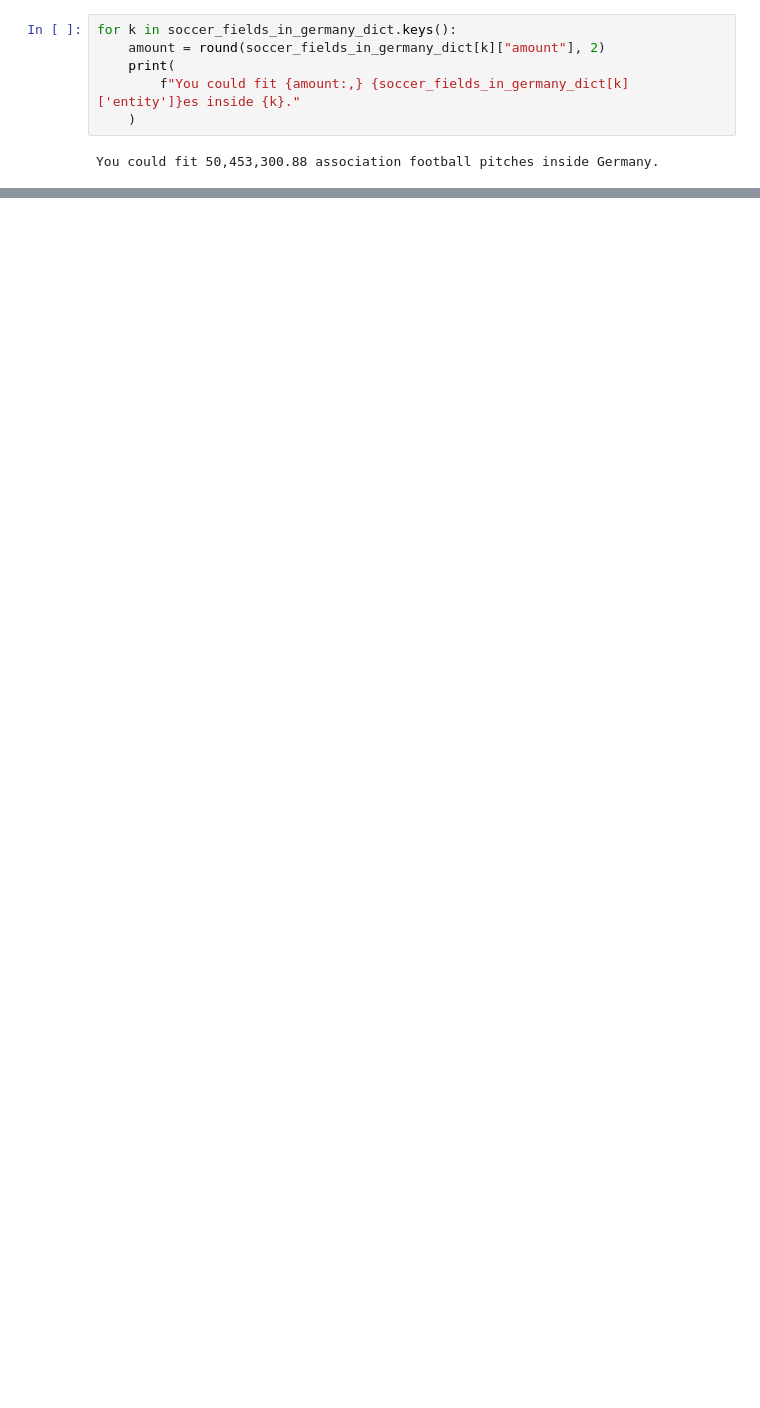
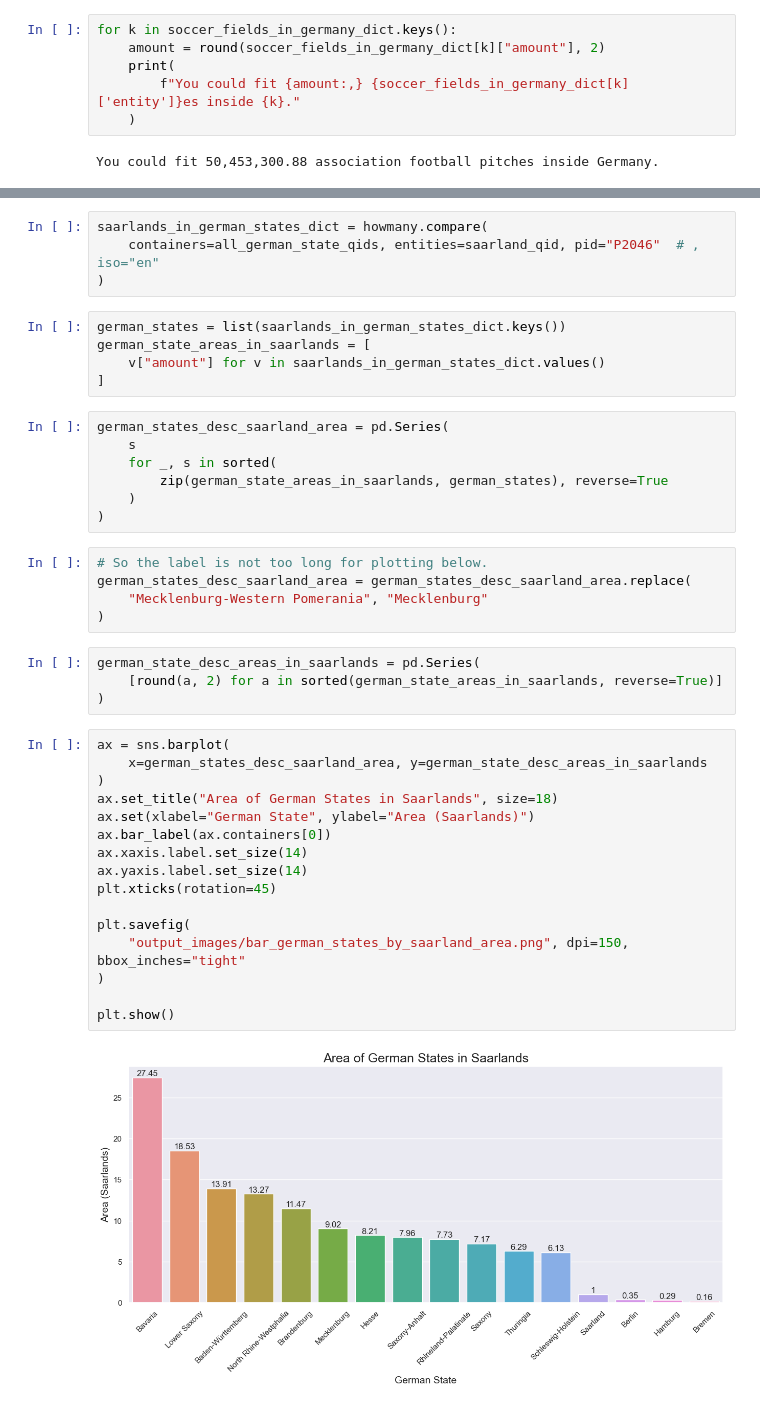
Before and after one commit to andrewtavis/howmany, a Jupyter notebook: examples/howmany_examples.ipynb, the cells around one changed output, grey strips where cells are left out. Saved outputs shown, nothing was run; the diff lists cells and outputs as text; blank space fills up the shorter version.

Commit message:
Code and examples for v0.2.0 - input predefined amounts

```diff
--- a/examples/howmany_examples.ipynb
+++ b/examples/howmany_examples.ipynb
@@ -46,0 +145,43 @@ You could fit 0.000000019820308731475912 Germanys inside an association football
+# %%
+saarlands_in_german_states_dict = howmany.compare(
+    containers=all_german_state_qids, entities=saarland_qid, pid="P2046"  # , iso="en"
+)
+# %%
+german_states = list(saarlands_in_german_states_dict.keys())
+german_state_areas_in_saarlands = [
+    v["amount"] for v in saarlands_in_german_states_dict.values()
+]
+# %%
+german_states_desc_saarland_area = pd.Series(
+    s
+    for _, s in sorted(
+        zip(german_state_areas_in_saarlands, german_states), reverse=True
+    )
+)
+# %%
+# So the label is not too long for plotting below.
+german_states_desc_saarland_area = german_states_desc_saarland_area.replace(
+    "Mecklenburg-Western Pomerania", "Mecklenburg"
+)
+# %%
+german_state_desc_areas_in_saarlands = pd.Series(
+    [round(a, 2) for a in sorted(german_state_areas_in_saarlands, reverse=True)]
+)
+# %%
+ax = sns.barplot(
+    x=german_states_desc_saarland_area, y=german_state_desc_areas_in_saarlands
+)
+ax.set_title("Area of German States in Saarlands", size=18)
+ax.set(xlabel="German State", ylabel="Area (Saarlands)")
+ax.bar_label(ax.containers[0])
+ax.xaxis.label.set_size(14)
+ax.yaxis.label.set_size(14)
+plt.xticks(rotation=45)
+
+plt.savefig(
+    "output_images/bar_german_states_by_saarland_area.png", dpi=150, bbox_inches="tight"
+)
+
+plt.show()
+# %% [output]
+[figure, added]
```
Also changed, not shown: parts of 32 cells of this notebook, 5 other files.
